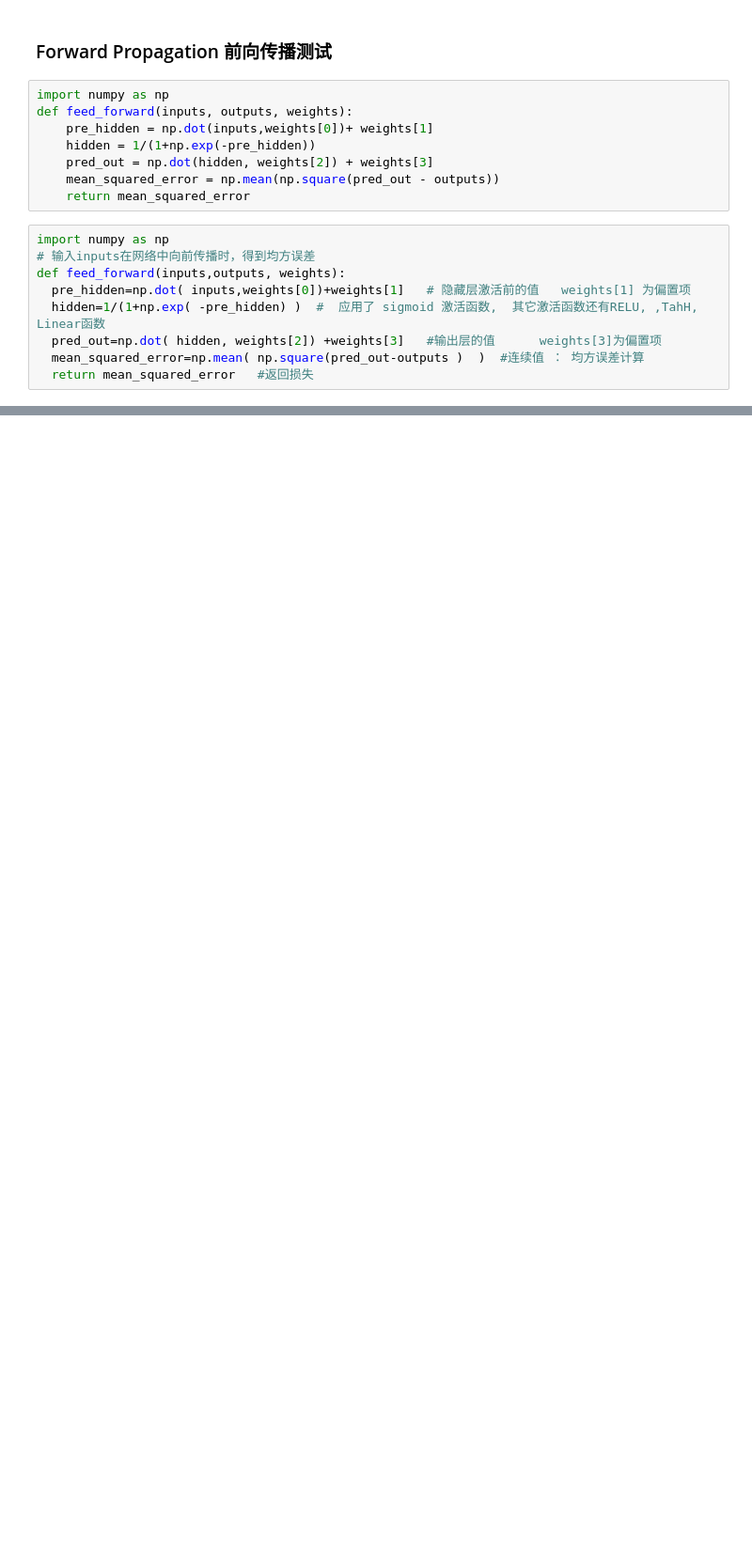
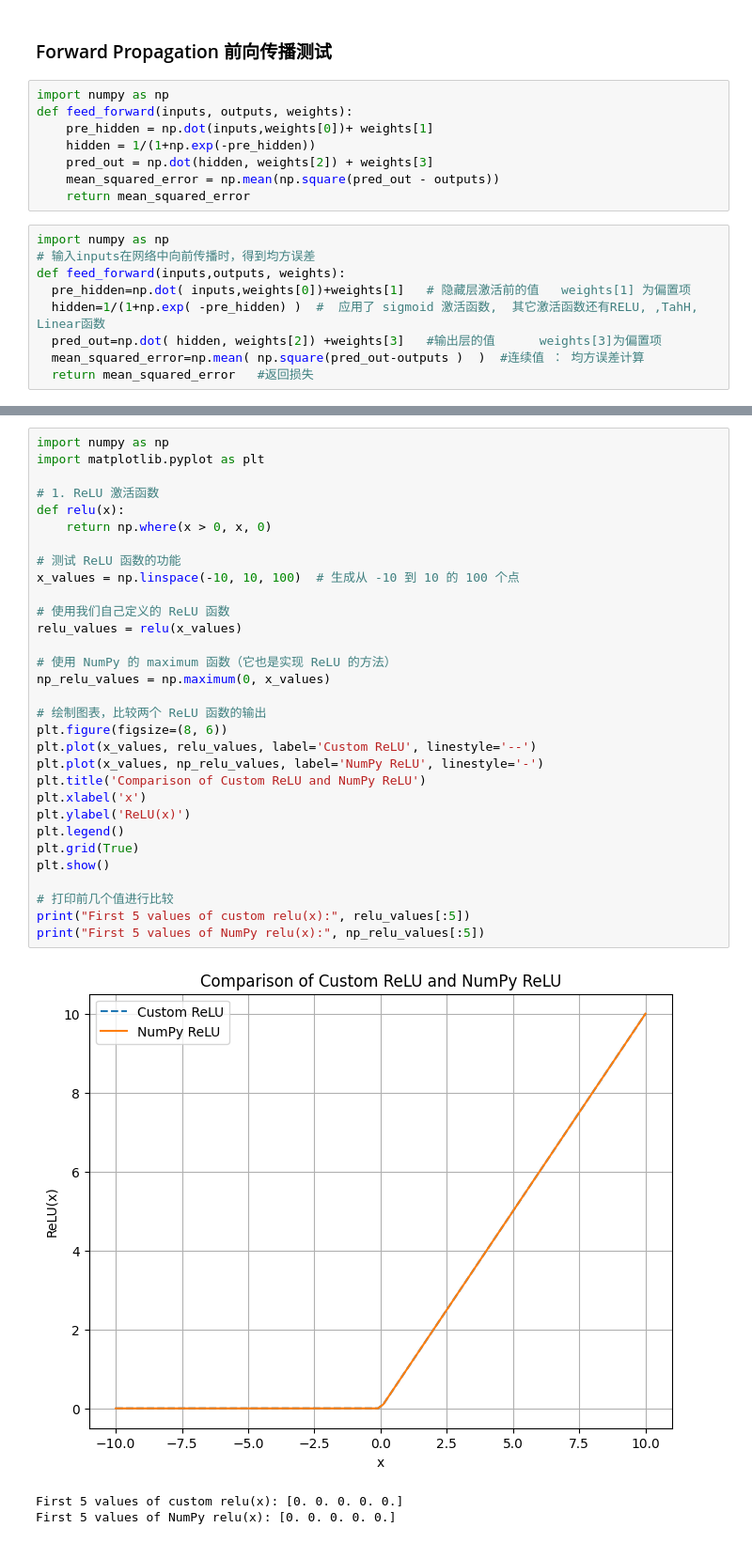
Before and after one commit to zhangyingchengqi/Modern-Computer-Vision-with-PyTorch, a Jupyter notebook: Chapter01/Feed_forward_propagation.ipynb, the cells around one changed output, grey strips where cells are left out. Shown at 94% size. Drawn from its saved outputs; the diff is of its cells as text; blank space fills up the shorter version.

```diff
--- a/Chapter01/Feed_forward_propagation.ipynb
+++ b/Chapter01/Feed_forward_propagation.ipynb
@@ -21,0 +89,35 @@ def feed_forward(inputs,outputs, weights):
+# %%
+import numpy as np
+import matplotlib.pyplot as plt
+
+# 1. ReLU 激活函数
+def relu(x):
+    return np.where(x > 0, x, 0)
+
+# 测试 ReLU 函数的功能
+x_values = np.linspace(-10, 10, 100)  # 生成从 -10 到 10 的 100 个点
+
+# 使用我们自己定义的 ReLU 函数
+relu_values = relu(x_values)
+
+# 使用 NumPy 的 maximum 函数（它也是实现 ReLU 的方法）
+np_relu_values = np.maximum(0, x_values)
+
+# 绘制图表，比较两个 ReLU 函数的输出
+plt.figure(figsize=(8, 6))
+plt.plot(x_values, relu_values, label='Custom ReLU', linestyle='--')
+plt.plot(x_values, np_relu_values, label='NumPy ReLU', linestyle='-')
+plt.title('Comparison of Custom ReLU and NumPy ReLU')
+plt.xlabel('x')
+plt.ylabel('ReLU(x)')
+plt.legend()
+plt.grid(True)
+plt.show()
+
+# 打印前几个值进行比较
+print("First 5 values of custom relu(x):", relu_values[:5])
+print("First 5 values of NumPy relu(x):", np_relu_values[:5])
+# %% [output]
+[figure, added]
+First 5 values of custom relu(x): [0. 0. 0. 0. 0.]
+First 5 values of NumPy relu(x): [0. 0. 0. 0. 0.]
```
Also changed, not shown: parts of 16 cells of this notebook.
